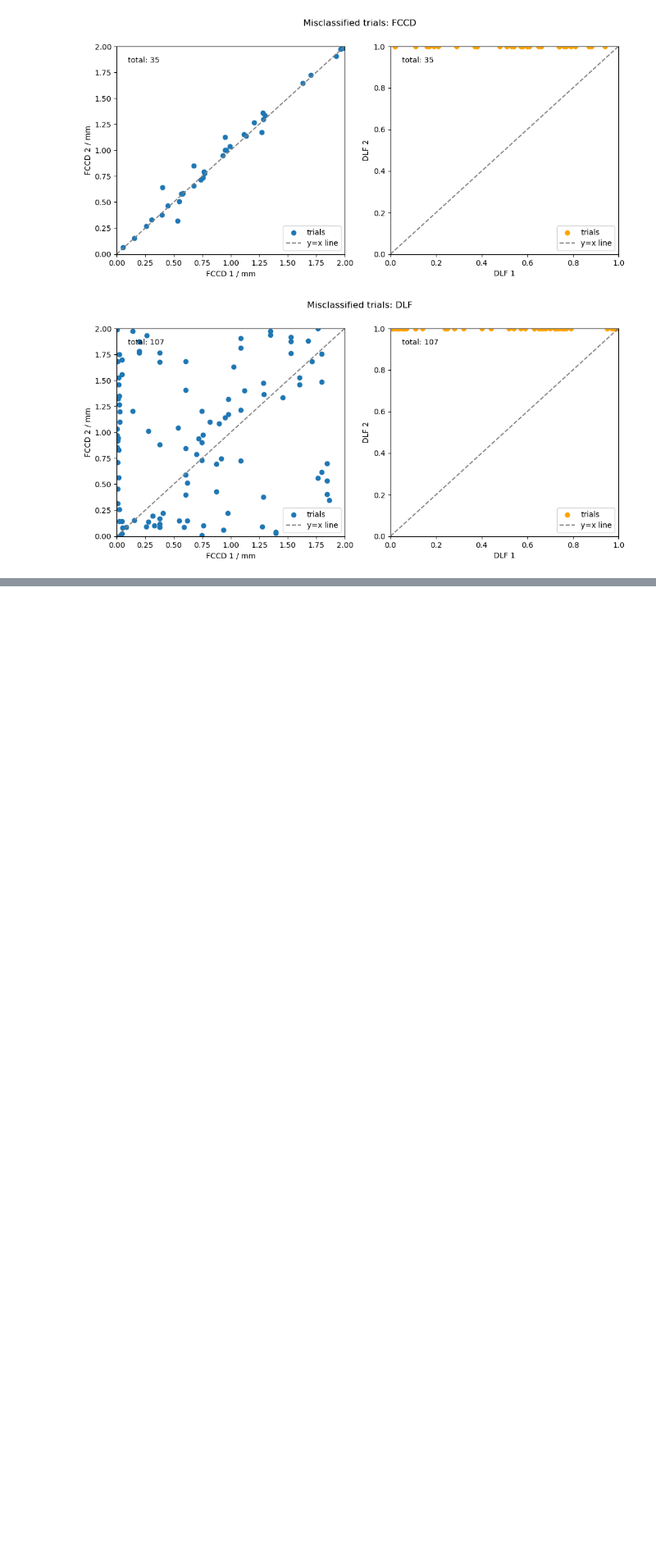
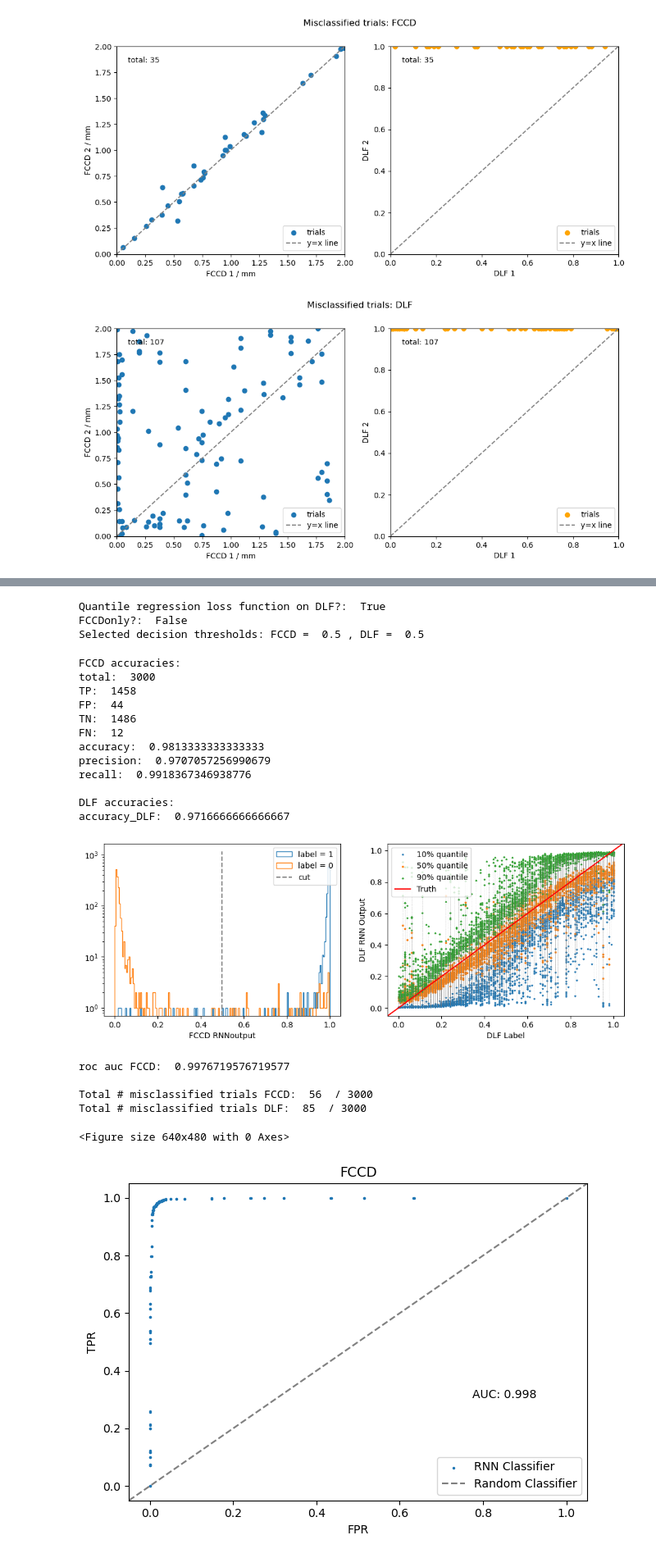
Before and after one commit to abialexander/RNN_DeadLayerFit, a Jupyter notebook: RNN_DeadLayerFit_MC2DLF1.ipynb, the cells around one changed output, grey strips where cells are left out. Shown at 82% size. Cells and saved outputs as stored; diff of their text form; code cells hidden in the pictures; blank space fills up the shorter version.

```diff
--- a/RNN_DeadLayerFit_MC2DLF1.ipynb
+++ b/RNN_DeadLayerFit_MC2DLF1.ipynb
@@ -178,0 +193,11 @@ average_attention = plot_average_attention(dataset, test_loader, model_path, RNN
+# %%
+NUM_EPOCHS = 20 #can try increasing
+LEARNING_RATE = 0.005 #0.01 #try modifying learning rate #0.001 too low for 30 epochs, 0.01 may be too high
+dataset_size = 10000 #10000
+maxFCCDdiff = 0.5
+maxDLFdiff = 1.0 #i.e. no restriction
+RNN_ID ="RNN_MC2DLF1_"+str(NUM_EPOCHS)+"epochs_LR"+str(LEARNING_RATE)+"_maxFCCDdiff"+str(maxFCCDdiff)+"mm_"+str(dataset_size)+"trials"
+
+#initialise directories to save
+if not os.path.exists(CodePath+"/saved_models/"+RNN_ID+"/plots/"):
+    os.makedirs(CodePath+"/saved_models/"+RNN_ID+"/plots/")
@@ -178,0 +206,6 @@ average_attention = plot_average_attention(dataset, test_loader, model_path, RNN
+# %%
+#Load restricted dataset
+BATCH_SIZE = 4
+restrict_dict = {"maxFCCDdiff": maxFCCDdiff, "maxDLFdiff": maxDLFdiff}
+train_loader, test_loader, dataset = load_data(BATCH_SIZE, restrict_dataset=True, restrict_dict = restrict_dict,
+                                               size=dataset_size, path_MC2 = MC_PATH_FCCDonly)
@@ -178,0 +215,6 @@ average_attention = plot_average_attention(dataset, test_loader, model_path, RNN
+# %%
+# Load saved model
+RNNclassifier_maxFCCDdiff0_5mm = RNN(dataset.get_histlen(),4)
+model_path = CodePath+"/saved_models/"+RNN_ID+"/"+RNN_ID+".pkl"
+RNNclassifier_maxFCCDdiff0_5mm.load_state_dict(torch.load(model_path))
+RNNclassifier_maxFCCDdiff0_5mm.eval()
@@ -178,0 +235,27 @@ average_attention = plot_average_attention(dataset, test_loader, model_path, RNN
+# %%
+accuracies_fulldataset = test_RNN(RNNclassifier_maxFCCDdiff0_5mm , test_loader, RNN_ID=RNN_ID,
+                                      misclassified_trials_plots = True, save_results = True, roc_curve=True,
+                                     quantileRegressionDLF=True)
+# %% [output]
+Quantile regression loss function on DLF?:  True
+FCCDonly?:  False
+Selected decision thresholds: FCCD =  0.5 , DLF =  0.5
+FCCD accuracies:
+total:  3000
+TP:  1458
+FP:  44
+TN:  1486
+FN:  12
+accuracy:  0.9813333333333333
+precision:  0.9707057256990679
+recall:  0.9918367346938776
+
+DLF accuracies:
+accuracy_DLF:  0.9716666666666667
+[figure, added]
+roc auc FCCD:  0.9976719576719577
+
+Total # misclassified trials FCCD:  56  / 3000
+Total # misclassified trials DLF:  85  / 3000
+<Figure size 640x480 with 0 Axes>
+[figure, added]
```
Also changed, not shown: parts of 18 cells of this notebook, 18 other files.
